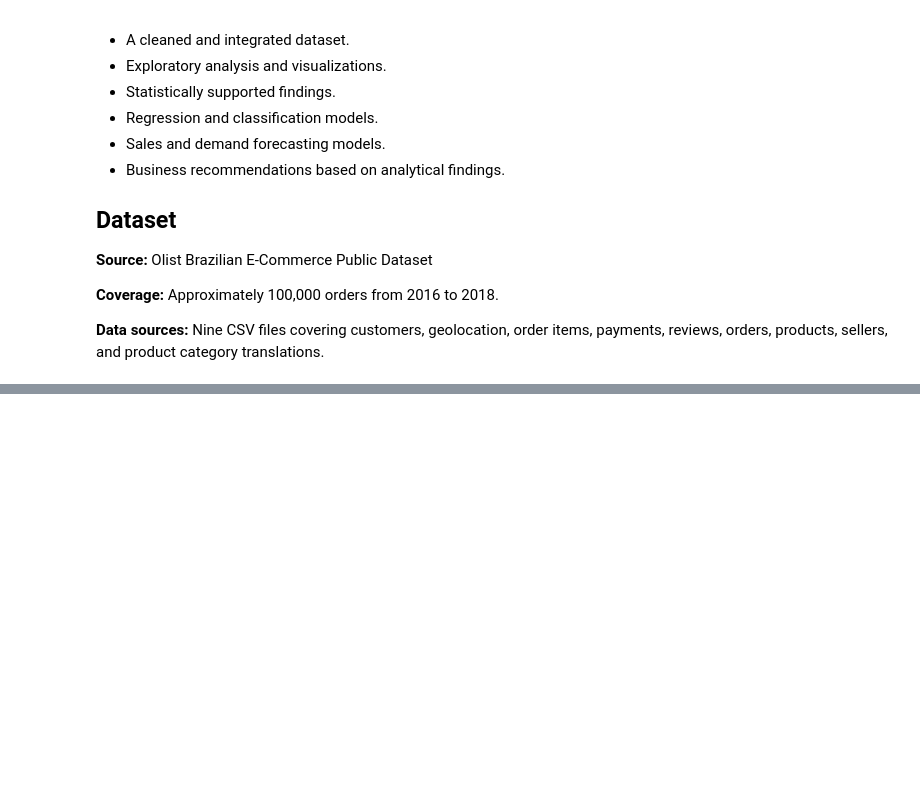
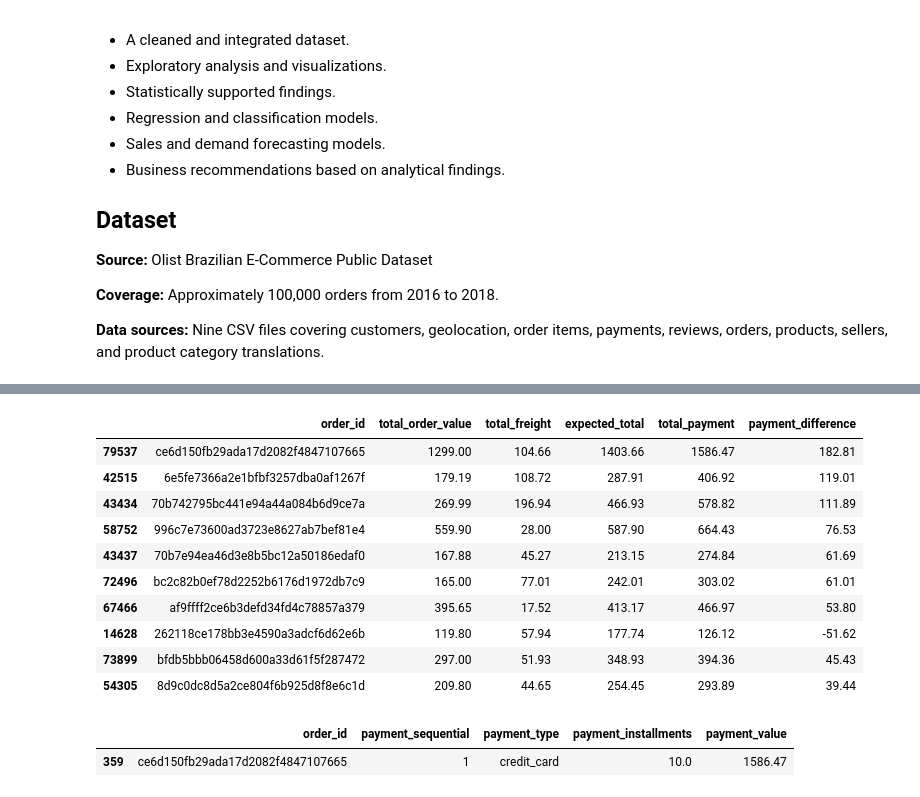
Before and after one commit to Gyrith/E-Commerce-Business-Analytics, a Jupyter notebook: E-Commerce Business Analytics.ipynb, the cells around one changed output, grey strips where cells are left out. Saved outputs shown, nothing was run; the diff lists cells and outputs as text; code cells hidden in the pictures; blank space fills up the shorter version.

```diff
--- a/E-Commerce Business Analytics.ipynb
+++ b/E-Commerce Business Analytics.ipynb
@@ -85,0 +1203,13 @@ In C:\Users\Public\Anaconda3\Lib\site-packages\matplotlib\mpl-data\stylelib\_cla
+# %%
+order_payment_summary = (order_payments_clean.groupby('order_id').agg(
+        total_payment=('payment_value', 'sum'),
+        payment_records=('payment_sequential', 'count'),
+        payment_methods=('payment_type', 'nunique'),
+        max_installments=('payment_installments', 'max')
+    )
+    .reset_index()
+)
+
+print("Payment summary shape:", order_payment_summary.shape)
+
+order_payment_summary.head()
@@ -85,0 +1224,19 @@ In C:\Users\Public\Anaconda3\Lib\site-packages\matplotlib\mpl-data\stylelib\_cla
+# %%
+# Compare Order Values with Payments
+payment_comparison = order_item_summary.merge(order_payment_summary,on='order_id',how='inner')
+
+payment_comparison['expected_total'] = (payment_comparison['total_order_value'] +payment_comparison['total_freight'])
+
+payment_comparison['payment_difference'] = (payment_comparison['total_payment'] -payment_comparison['expected_total'])
+
+print("Orders compared:", len(payment_comparison))
+
+print("\nPayment difference statistics:")
+print(payment_comparison['payment_difference'].describe())
+
+print("\nOrders with matching totals:",
+      np.isclose(
+          payment_comparison['total_payment'],
+          payment_comparison['expected_total'],
+          atol=0.01
+      ).sum())
@@ -85,0 +1258,33 @@ In C:\Users\Public\Anaconda3\Lib\site-packages\matplotlib\mpl-data\stylelib\_cla
+# %%
+# payment Discrepancies
+payment_comparison.loc[
+    payment_comparison['payment_difference'].abs().nlargest(10).index,
+    [
+        'order_id',
+        'total_order_value',
+        'total_freight',
+        'expected_total',
+        'total_payment',
+        'payment_difference'
+    ]
+]
+# %% [output]
+|  | order_id | total_order_value | total_freight | expected_total | total_payment | payment_difference |
+| 79537 | ce6d150fb29ada17d2082f4847107665 | 1299.00 | 104.66 | 1403.66 | 1586.47 | 182.81 |
+| 42515 | 6e5fe7366a2e1bfbf3257dba0af1267f | 179.19 | 108.72 | 287.91 | 406.92 | 119.01 |
+| 43434 | 70b742795bc441e94a44a084b6d9ce7a | 269.99 | 196.94 | 466.93 | 578.82 | 111.89 |
+| 58752 | 996c7e73600ad3723e8627ab7bef81e4 | 559.90 | 28.00 | 587.90 | 664.43 | 76.53 |
+| 43437 | 70b7e94ea46d3e8b5bc12a50186edaf0 | 167.88 | 45.27 | 213.15 | 274.84 | 61.69 |
+| 72496 | bc2c82b0ef78d2252b6176d1972db7c9 | 165.00 | 77.01 | 242.01 | 303.02 | 61.01 |
+| 67466 | af9ffff2ce6b3defd34fd4c78857a379 | 395.65 | 17.52 | 413.17 | 466.97 | 53.80 |
+| 14628 | 262118ce178bb3e4590a3adcf6d62e6b | 119.80 | 57.94 | 177.74 | 126.12 | -51.62 |
+| 73899 | bfdb5bbb06458d600a33d61f5f287472 | 297.00 | 51.93 | 348.93 | 394.36 | 45.43 |
+| 54305 | 8d9c0dc8d5a2ce804f6b925d8f8e6c1d | 209.80 | 44.65 | 254.45 | 293.89 | 39.44 |
+# %%
+order_payments_clean[
+    order_payments_clean['order_id'] ==
+    'ce6d150fb29ada17d2082f4847107665'
+]
+# %% [output]
+|  | order_id | payment_sequential | payment_type | payment_installments | payment_value |
+| 359 | ce6d150fb29ada17d2082f4847107665 | 1 | credit_card | 10.0 | 1586.47 |
```
Also changed, not shown: parts of 64 cells of this notebook.
